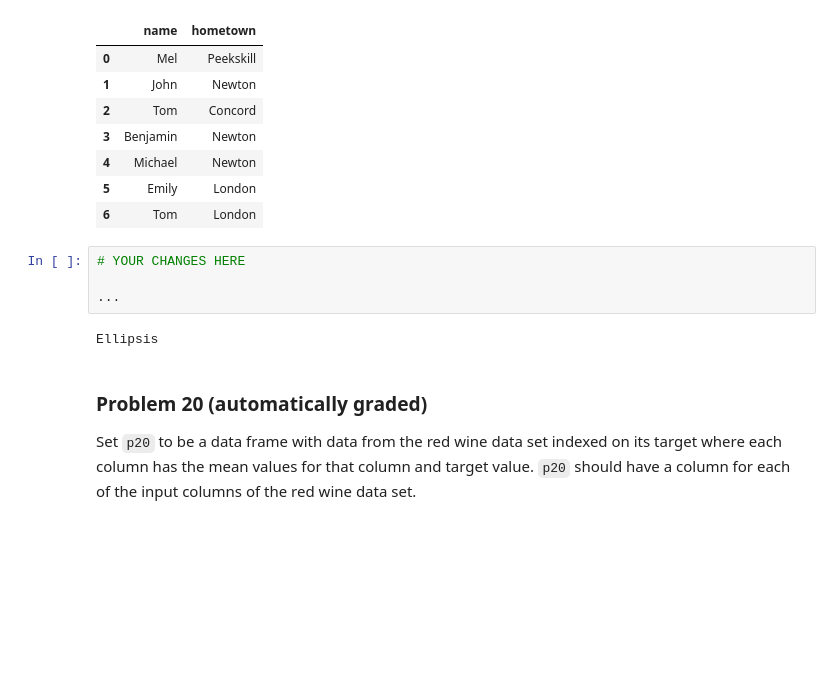
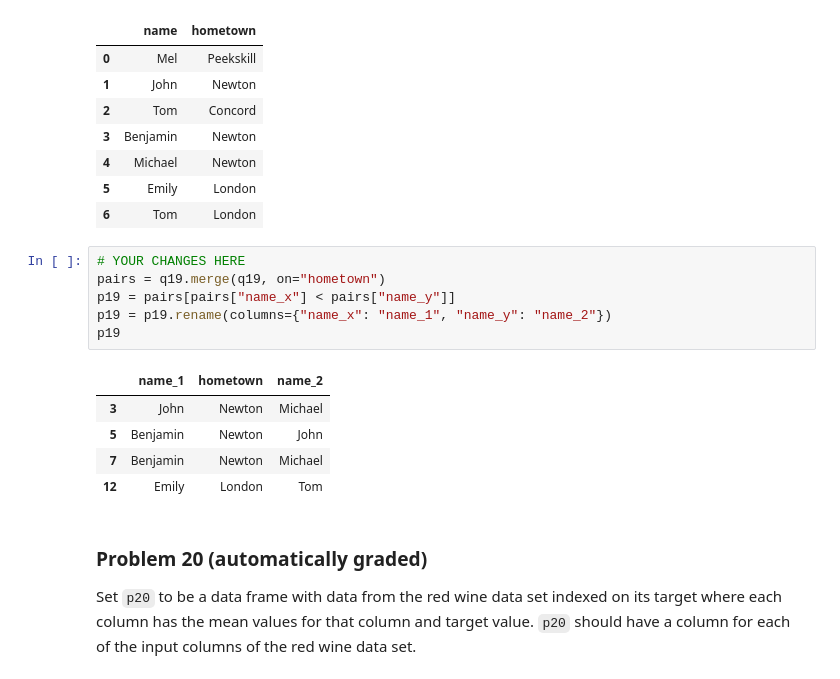
Before and after one commit to alyssantran/dx602-homework-10, a Jupyter notebook: homework.ipynb, the cells around one changed output. Cells and saved outputs as stored; diff of their text form; blank space fills up the shorter version.

```diff
--- a/homework.ipynb
+++ b/homework.ipynb
@@ -369,12 +387,18 @@ q19
 | 4 | Michael | Newton |
 | 5 | Emily | London |
 | 6 | Tom | London |
-# %%
-# YOUR CHANGES HERE
-
-...
-# %% [output]
-Ellipsis
+# %%
+# YOUR CHANGES HERE
+pairs = q19.merge(q19, on="hometown")
+p19 = pairs[pairs["name_x"] < pairs["name_y"]]
+p19 = p19.rename(columns={"name_x": "name_1", "name_y": "name_2"})
+p19
+# %% [output]
+|  | name_1 | hometown | name_2 |
+| 3 | John | Newton | Michael |
+| 5 | Benjamin | Newton | John |
+| 7 | Benjamin | Newton | Michael |
+| 12 | Emily | London | Tom |
 # %% [markdown]
 ### Problem 20 (automatically graded)
 
```
Also changed, not shown: parts of 5 cells of this notebook.
